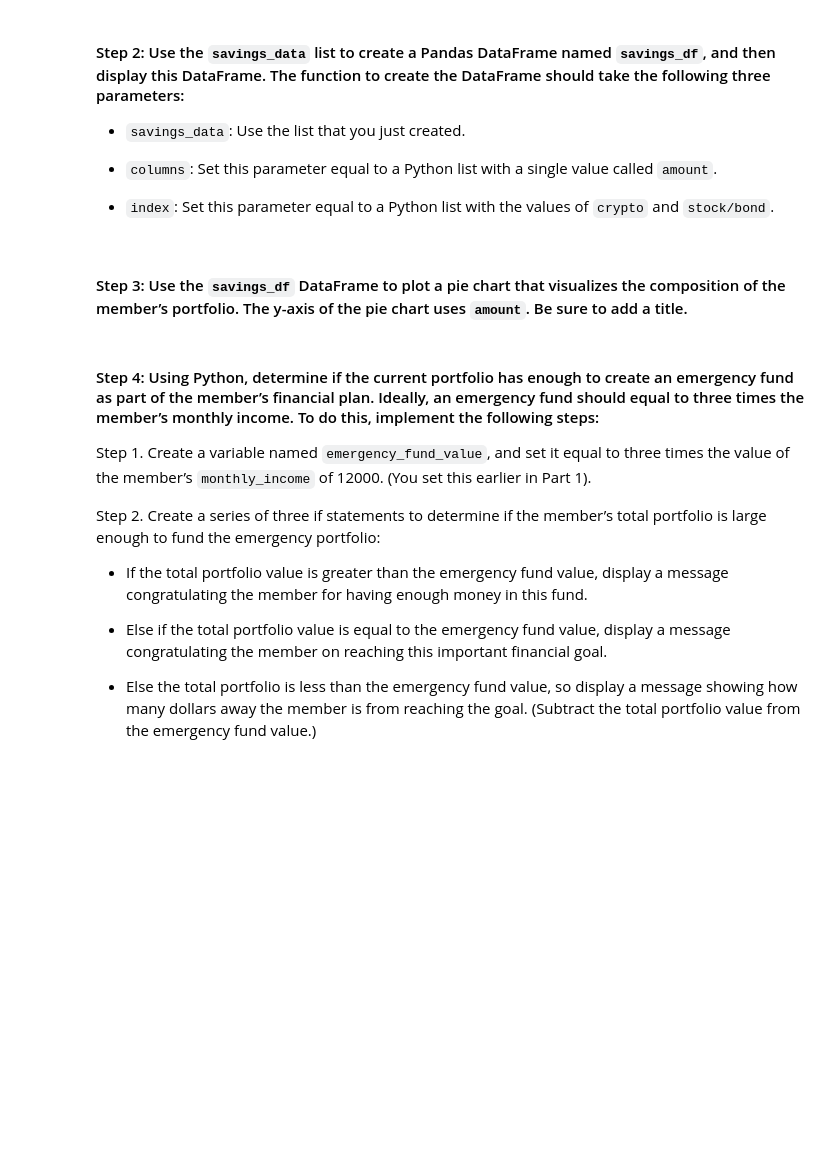
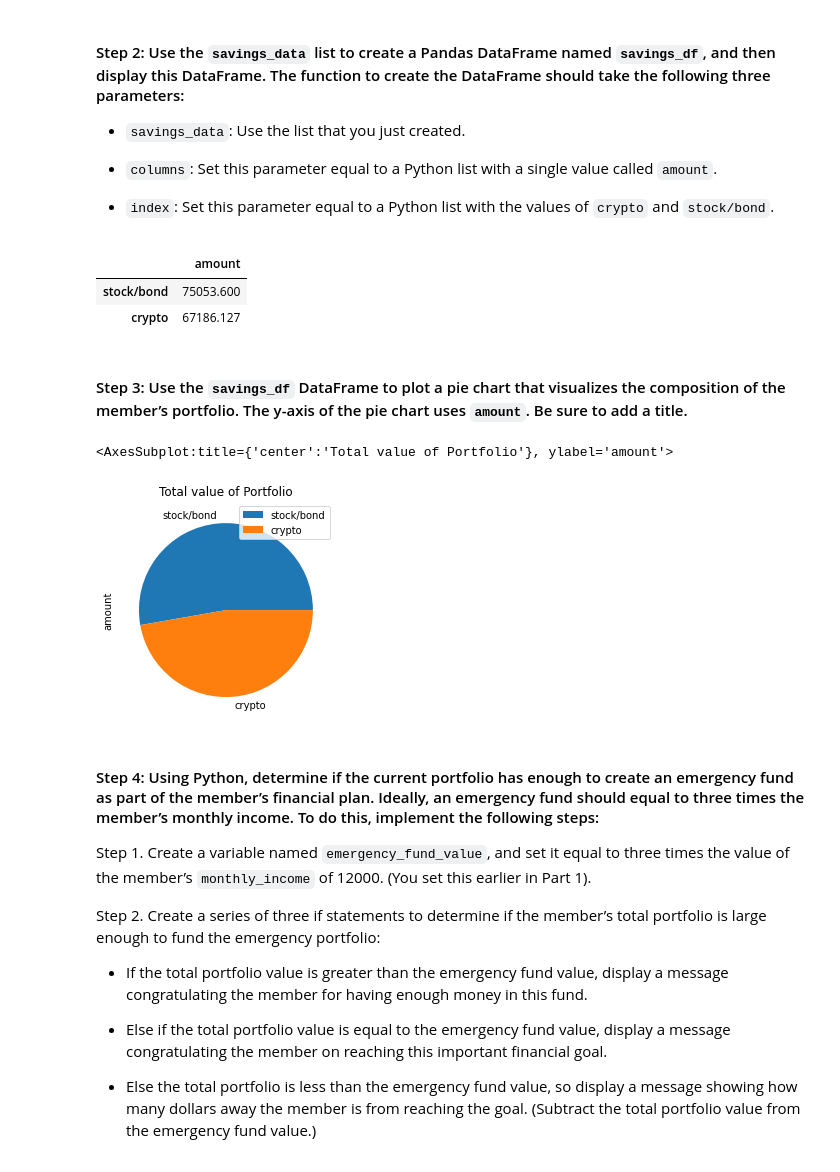
Before and after one commit to Oleener/Challenge_5_Financial_Planner, a Jupyter notebook: Starter_Code/financial_planning_tools.ipynb, the cells around one changed output. Cells and saved outputs as stored; diff of their text form; code cells hidden in the pictures; blank space fills up the shorter version.

```diff
--- a/Starter_Code/financial_planning_tools.ipynb
+++ b/Starter_Code/financial_planning_tools.ipynb
@@ -246,6 +289,6 @@ agg_value = # YOUR CODE HERE
 # %%
 # Calculate the current value of the stock portion of the portfolio
-spy_value = # YOUR CODE HERE
+spy_value = spy_close_price[0] * spy_shares
 
 # Print the current value of the stock portfolio
-# YOUR CODE HERE
+print(f"The current value of the stock portfolio is ${spy_value}")
@@ -252,6 +297,6 @@ spy_value = # YOUR CODE HERE
 # %%
 # Calculate the total value of the stock and bond portion of the portfolio
-total_stocks_bonds = # YOUR CODE HERE
+total_stocks_bonds = agg_value + spy_value
 
 # Print the current balance of the stock and bond portion of the portfolio
-# YOUR CODE HERE
+print(f"The current balance of the stock and bond portion of the portfolio is ${total_stocks_bonds}")
@@ -294,7 +343,7 @@ In this section, you’ll use the valuations for the cryptocurrency wallet and f
 #### Step 1: Create a Python list named `savings_data` that has two elements. The first element contains the total value of the cryptocurrency wallet. The second element contains the total value of the stock and bond portions of the portfolio.
 # %%
 # Consolidate financial assets data into a Python list
-# YOUR CODE HERE
+savings_data = [total_stocks_bonds, total_crypto_wallet]
 
 # Review the Python list savings_data
-# YOUR CODE HERE
+savings_data
@@ -308,15 +359,25 @@ In this section, you’ll use the valuations for the cryptocurrency wallet and f
 - `index`: Set this parameter equal to a Python list with the values of `crypto` and `stock/bond`.
 # %%
 # Create a Pandas DataFrame called savings_df
-# YOUR CODE HERE
-
+savings_df = pd.DataFrame(
+    data=savings_data,
+    columns=["amount"],
+    index=["stock/bond", "crypto"]
+)
 # Display the savings_df DataFrame
-# YOUR CODE HERE
+savings_df
+# %% [output]
+|  | amount |
+| stock/bond | 75053.600 |
+| crypto | 67186.127 |
 # %% [markdown]
 #### Step 3: Use the `savings_df` DataFrame to plot a pie chart that visualizes the composition of the member’s portfolio. The y-axis of the pie chart uses `amount`. Be sure to add a title.
 # %%
 # Plot the total value of the member's portfolio (crypto and stock/bond) in a pie chart
-# YOUR CODE HERE
+savings_df.plot(kind="pie", title="Total value of Portfolio", y="amount")
+# %% [output]
+<AxesSubplot:title={'center':'Total value of Portfolio'}, ylabel='amount'>
+[figure, added]
 # %% [markdown]
 #### Step 4: Using Python, determine if the current portfolio has enough to create an emergency fund as part of the member’s financial plan. Ideally, an emergency fund should equal to three times the member’s monthly income. To do this, implement the following steps:
 
```
Also changed, not shown: parts of 39 cells of this notebook, 1 other file.
